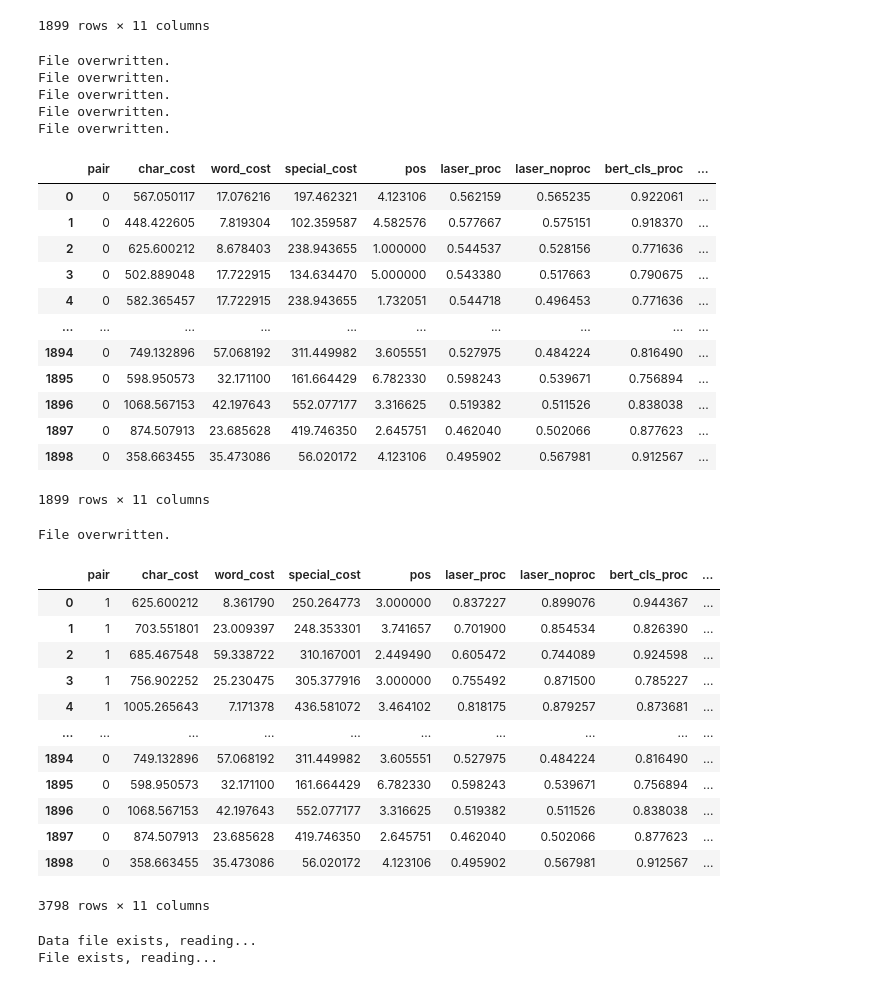
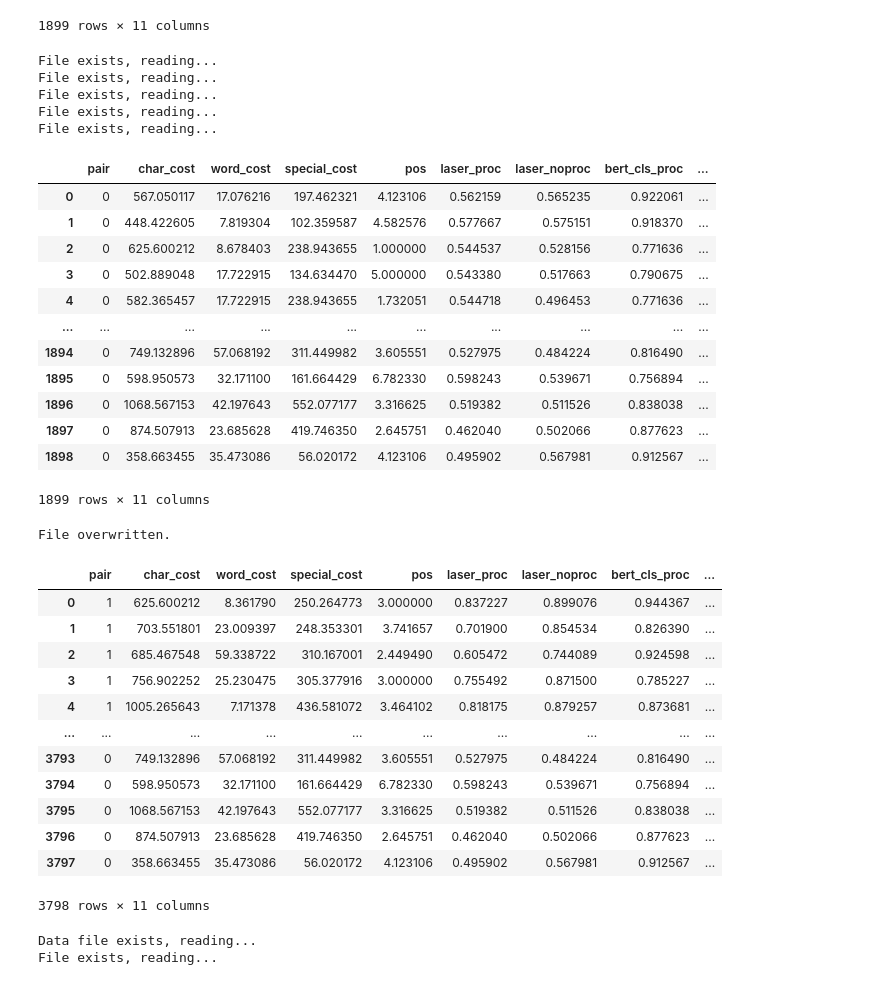
Before and after one commit to gabrielgoh0/csit_internship, a Jupyter notebook: align_corpora/main.ipynb, the cells around one changed output. Drawn from its saved outputs; the diff is of its cells as text; code cells hidden in the pictures.

```diff
--- a/align_corpora/main.ipynb
+++ b/align_corpora/main.ipynb
@@ -686,14 +689,14 @@ File exists, reading...
 | 1898 | 1 | 415.381161 | 59.192447 | 59.634310 | 8.062258 | 0.622765 | 0.795300 | 0.913768 | ... |
 1899 rows × 11 columns
 # %%
-bucc_non_pair_output = ensemble(bucc_non_pair_df, "bucc_data/non_pairs/zh-en.output", 1899, 0, 1, 1)
+bucc_non_pair_output = ensemble(bucc_non_pair_df, "bucc_data/non_pairs/zh-en.output", 1899, 0)
 bucc_non_pair_output
 # %% [output]
-File overwritten.
-File overwritten.
-File overwritten.
-File overwritten.
-File overwritten.
+File exists, reading...
+File exists, reading...
+File exists, reading...
+File exists, reading...
+File exists, reading...
 |  | pair | char_cost | word_cost | special_cost | pos | laser_proc | laser_noproc | bert_cls_proc | ... |
 | 0 | 0 | 567.050117 | 17.076216 | 197.462321 | 4.123106 | 0.562159 | 0.565235 | 0.922061 | ... |
 | 1 | 0 | 448.422605 | 7.819304 | 102.359587 | 4.582576 | 0.577667 | 0.575151 | 0.918370 | ... |
@@ -708,22 +711,23 @@ File overwritten.
 | 1898 | 0 | 358.663455 | 35.473086 | 56.020172 | 4.123106 | 0.495902 | 0.567981 | 0.912567 | ... |
 1899 rows × 11 columns
 # %%
-bucc_combined = apply_to_df([bucc_output, bucc_non_pair_output], "bucc_data/zh-en.training.combined", "concat", 1)
+bucc_combined = apply_to_df([bucc_output, bucc_non_pair_output], "bucc_data/zh-en.training.combined", "concat")
+bucc_combined.reset_index(drop=True, inplace=True)
 bucc_combined
 # %% [output]
 File overwritten.
 |  | pair | char_cost | word_cost | special_cost | pos | laser_proc | laser_noproc | bert_cls_proc | ... |
 | 0 | 1 | 625.600212 | 8.361790 | 250.264773 | 3.000000 | 0.837227 | 0.899076 | 0.944367 | ... |
 | 1 | 1 | 703.551801 | 23.009397 | 248.353301 | 3.741657 | 0.701900 | 0.854534 | 0.826390 | ... |
 | 2 | 1 | 685.467548 | 59.338722 | 310.167001 | 2.449490 | 0.605472 | 0.744089 | 0.924598 | ... |
 | 3 | 1 | 756.902252 | 25.230475 | 305.377916 | 3.000000 | 0.755492 | 0.871500 | 0.785227 | ... |
 | 4 | 1 | 1005.265643 | 7.171378 | 436.581072 | 3.464102 | 0.818175 | 0.879257 | 0.873681 | ... |
 | ... | ... | ... | ... | ... | ... | ... | ... | ... | ... |
-| 1894 | 0 | 749.132896 | 57.068192 | 311.449982 | 3.605551 | 0.527975 | 0.484224 | 0.816490 | ... |
-| 1895 | 0 | 598.950573 | 32.171100 | 161.664429 | 6.782330 | 0.598243 | 0.539671 | 0.756894 | ... |
-| 1896 | 0 | 1068.567153 | 42.197643 | 552.077177 | 3.316625 | 0.519382 | 0.511526 | 0.838038 | ... |
-| 1897 | 0 | 874.507913 | 23.685628 | 419.746350 | 2.645751 | 0.462040 | 0.502066 | 0.877623 | ... |
-| 1898 | 0 | 358.663455 | 35.473086 | 56.020172 | 4.123106 | 0.495902 | 0.567981 | 0.912567 | ... |
+| 3793 | 0 | 749.132896 | 57.068192 | 311.449982 | 3.605551 | 0.527975 | 0.484224 | 0.816490 | ... |
+| 3794 | 0 | 598.950573 | 32.171100 | 161.664429 | 6.782330 | 0.598243 | 0.539671 | 0.756894 | ... |
+| 3795 | 0 | 1068.567153 | 42.197643 | 552.077177 | 3.316625 | 0.519382 | 0.511526 | 0.838038 | ... |
+| 3796 | 0 | 874.507913 | 23.685628 | 419.746350 | 2.645751 | 0.462040 | 0.502066 | 0.877623 | ... |
+| 3797 | 0 | 358.663455 | 35.473086 | 56.020172 | 4.123106 | 0.495902 | 0.567981 | 0.912567 | ... |
 3798 rows × 11 columns
 # %%
 def get_sample_data(reoutput=False):
```
Also changed, not shown: parts of 37 cells of this notebook.
